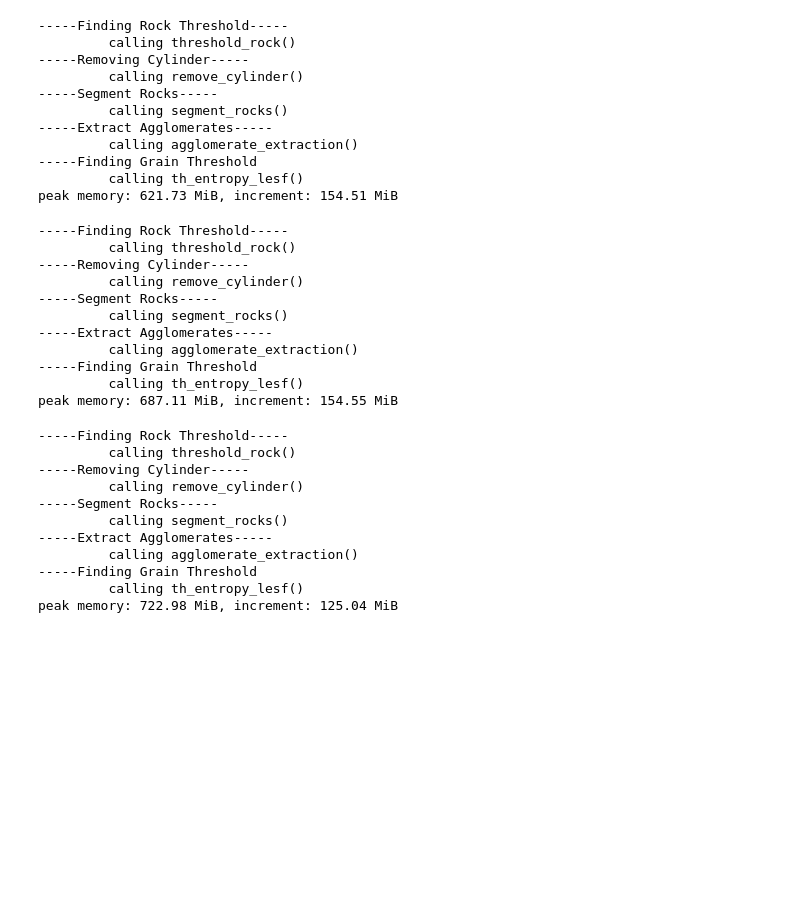
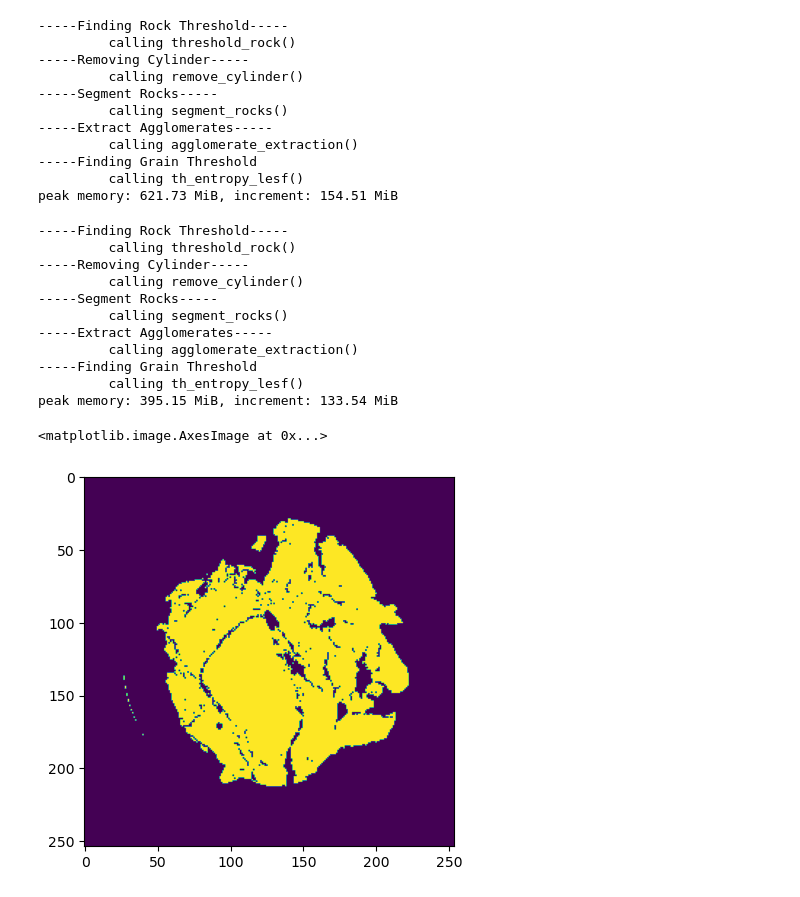
Before and after one commit to edsml-pl1023/Toolkit4D, a Jupyter notebook: notebooks/note.ipynb, the cells around one changed output. Drawn from its saved outputs; the diff is of its cells as text; code cells hidden in the pictures; blank space fills up the shorter version.

Commit message:
add a notebook for the code development process

```diff
--- a/notebooks/note.ipynb
+++ b/notebooks/note.ipynb
@@ -300,11 +390,11 @@ gc.collect()
 peak memory: 621.73 MiB, increment: 154.51 MiB
 # %%
 %%memit
-processor_nodel = ToolKitPipeline('./tests/test_data/LA2_d0_v1_uint16_unnormalised_254_254_254.raw')
-processor_nodel.threshold_rock(del_attr=False)
-processor_nodel.segment_rocks(del_attr=False)
-processor_nodel.agglomerate_extraction(del_attr=False)
-processor_nodel.th_entropy_lesf(del_attr=False)
+processor_nodel = ToolKitPipeline('./tests/test_data/LA2_d20_v1_uint16_unnormalised_254_254_253.raw')
+processor_nodel.threshold_rock(del_attr=False, save=True)
+processor_nodel.segment_rocks(del_attr=False, save=True)
+processor_nodel.agglomerate_extraction(del_attr=False, save=True)
+processor_nodel.th_entropy_lesf(del_attr=False, save=True)
 # %% [output]
 -----Finding Rock Threshold-----
          calling threshold_rock()
@@ -316,23 +406,10 @@ processor_nodel.th_entropy_lesf(del_attr=False)
          calling agglomerate_extraction()
 -----Finding Grain Threshold
          calling th_entropy_lesf()
-peak memory: 687.11 MiB, increment: 154.55 MiB
+peak memory: 395.15 MiB, increment: 133.54 MiB
-# %%
-%%memit
-processor_nodel = ToolKitPipeline('./tests/test_data/LA2_d0_v1_uint16_unnormalised_254_254_254.raw')
-processor_nodel.threshold_rock(del_attr=True)
-processor_nodel.segment_rocks(del_attr=True)
-processor_nodel.agglomerate_extraction(del_attr=True)
-processor_nodel.th_entropy_lesf(del_attr=True)
-# %% [output]
------Finding Rock Threshold-----
-         calling threshold_rock()
------Removing Cylinder-----
-         calling remove_cylinder()
------Segment Rocks-----
-         calling segment_rocks()
------Extract Agglomerates-----
-         calling agglomerate_extraction()
------Finding Grain Threshold
-         calling th_entropy_lesf()
-peak memory: 722.98 MiB, increment: 125.04 MiB
+# %%
+slice = 62
+plt.imshow(processor_nodel.column_mask[:, :, slice])
+# %% [output]
+<matplotlib.image.AxesImage at 0x...>
+[figure, added]
```
Also changed, not shown: parts of 31 cells of this notebook.
